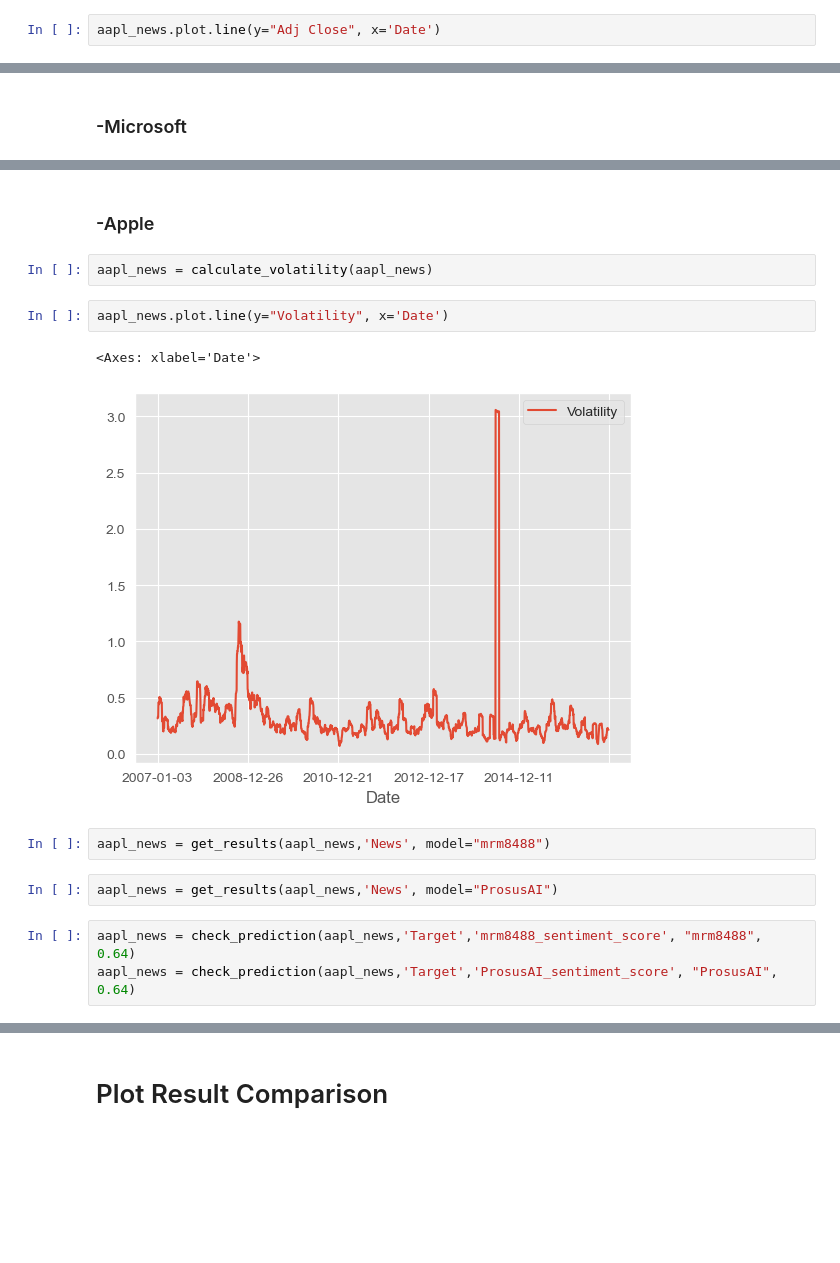
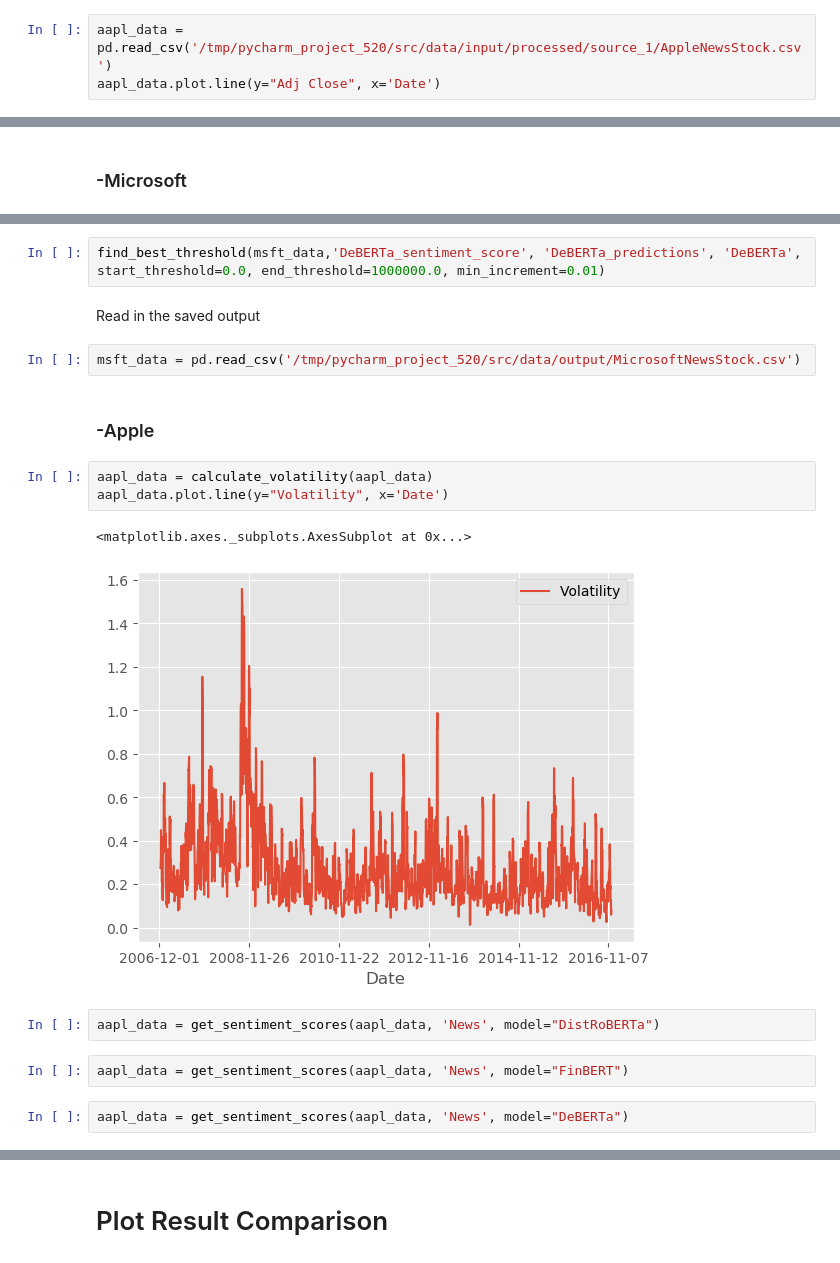
Before and after one commit to requiser/Komplex_tervezes, a Jupyter notebook: src/code/notebook.ipynb, the cells around one changed output, grey strips where cells are left out. Cells and saved outputs as stored; diff of their text form; blank space fills up the shorter version.

```diff
--- a/src/code/notebook.ipynb
+++ b/src/code/notebook.ipynb
@@ -37,3 +431,4 @@ msft_news = pd.read_csv('../data/input/processed/source_1/MicrosoftNewsStock.csv
 # %%
-aapl_news.plot.line(y="Adj Close", x='Date')
+aapl_data = pd.read_csv('/tmp/pycharm_project_520/src/data/input/processed/source_1/AppleNewsStock.csv')
+aapl_data.plot.line(y="Adj Close", x='Date')
 # %% [output]
@@ -76,17 +480,21 @@ msft_prediction_accuracy_prosus
+# %%
+find_best_threshold(msft_data,'DeBERTa_sentiment_score', 'DeBERTa_predictions', 'DeBERTa', start_threshold=0.0, end_threshold=1000000.0, min_increment=0.01)
+# %% [markdown]
+Read in the saved output
+# %%
+msft_data = pd.read_csv('/tmp/pycharm_project_520/src/data/output/MicrosoftNewsStock.csv')
 # %% [markdown]
 ### -Apple
-# %%
-aapl_news = calculate_volatility(aapl_news)
 # %%
-aapl_news.plot.line(y="Volatility", x='Date')
+aapl_data = calculate_volatility(aapl_data)
+aapl_data.plot.line(y="Volatility", x='Date')
 # %% [output]
-<Axes: xlabel='Date'>
+<matplotlib.axes._subplots.AxesSubplot at 0x...>
-[figure, old version]
+[figure, new version]
 # %%
-aapl_news = get_results(aapl_news,'News', model="mrm8488")
+aapl_data = get_sentiment_scores(aapl_data, 'News', model="DistRoBERTa")
 # %%
-aapl_news = get_results(aapl_news,'News', model="ProsusAI")
+aapl_data = get_sentiment_scores(aapl_data, 'News', model="FinBERT")
-# %%
-aapl_news = check_prediction(aapl_news,'Target','mrm8488_sentiment_score', "mrm8488", 0.64)
-aapl_news = check_prediction(aapl_news,'Target','ProsusAI_sentiment_score', "ProsusAI", 0.64)
+# %%
+aapl_data = get_sentiment_scores(aapl_data, 'News', model="DeBERTa")
 # %%
```
Also changed, not shown: parts of 52 cells of this notebook, 10 other files.
